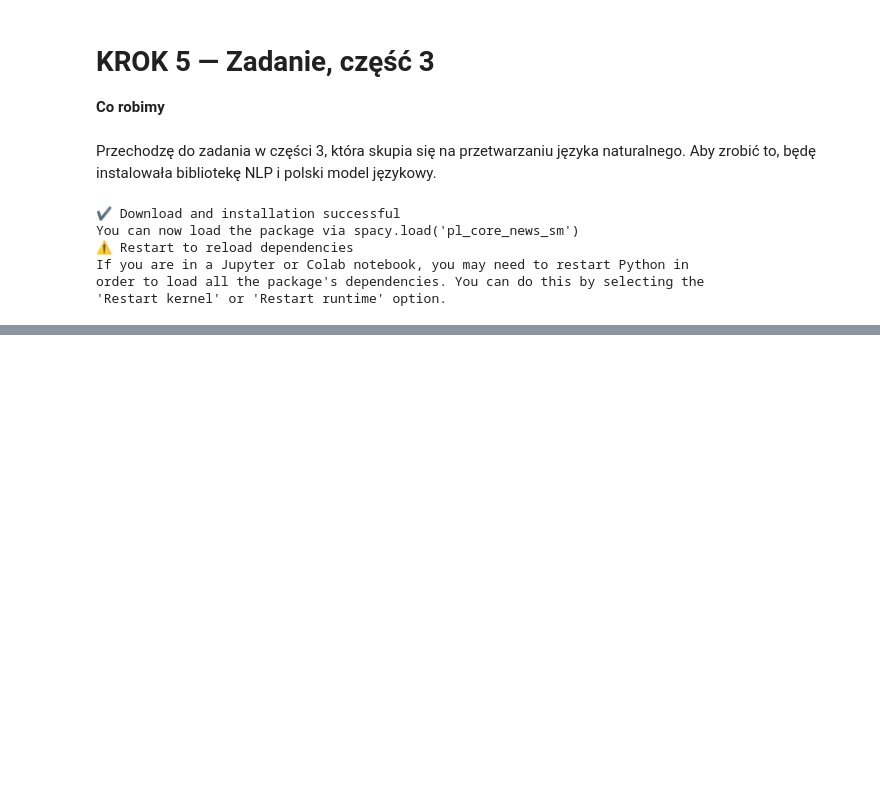
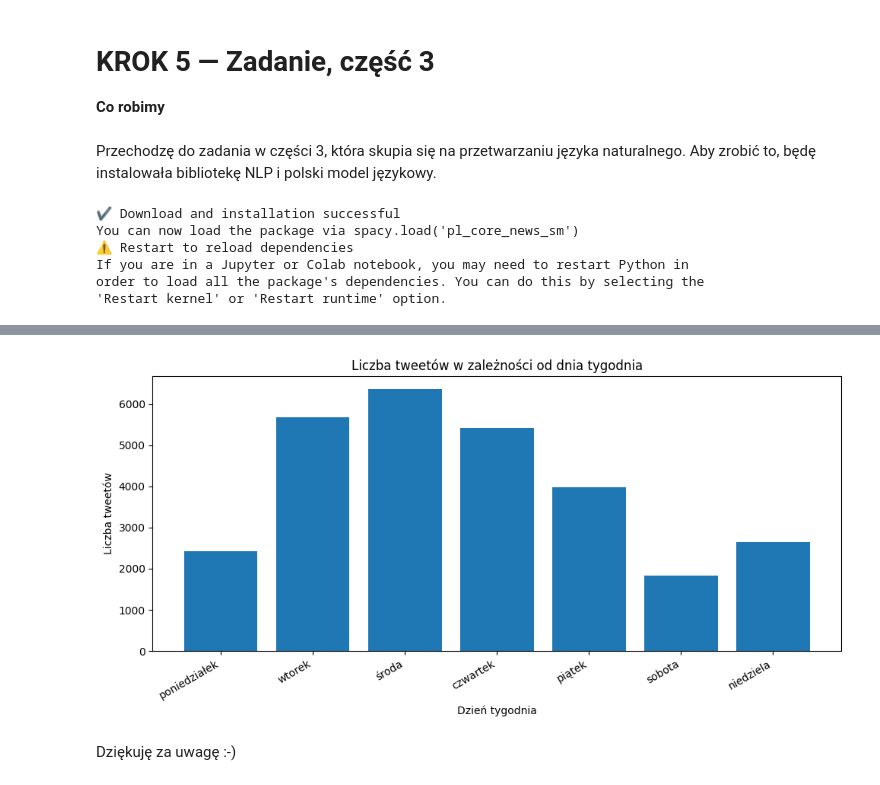
Before and after one commit to ludmilaqlawik/Projekt-zaliczeniowy-WSB, a Jupyter notebook: Projekt_zaliczeniowy_WSB.ipynb, the cells around one changed output, grey strips where cells are left out. Saved outputs shown, nothing was run; the diff lists cells and outputs as text; code cells hidden in the pictures; blank space fills up the shorter version.

```diff
--- a/Projekt_zaliczeniowy_WSB.ipynb
+++ b/Projekt_zaliczeniowy_WSB.ipynb
@@ -1028,0 +1015,36 @@ Wiersze z organizacjami: 14693
+# %%
+# Tworzę polskie nazwy dni tygodnia (0=poniedziałek, ..., 6=niedziela)
+days_pl = {
+    0: "poniedziałek",
+    1: "wtorek",
+    2: "środa",
+    3: "czwartek",
+    4: "piątek",
+    5: "sobota",
+    6: "niedziela",
+}
+# %%
+# Wyciągam numer dnia tygodnia z daty i mapuję go na polską nazwę
+df["day_of_week_num"] = df["created_at_dt"].dt.dayofweek
+df["day_of_week_pl"] = df["day_of_week_num"].map(days_pl)
+# %%
+# Zliczam tweety dla każdego dnia tygodnia
+counts = df["day_of_week_pl"].value_counts()
+# %%
+# Ustawiam kolejność dni (żeby wykres był logiczny, a nie alfabetyczny)
+order = ["poniedziałek", "wtorek", "środa", "czwartek", "piątek", "sobota", "niedziela"]
+counts = counts.reindex(order, fill_value=0)
+# %%
+# Rysuję wykres słupkowy
+plt.figure(figsize=(10, 5))
+plt.bar(counts.index, counts.values)
+plt.title("Liczba tweetów w zależności od dnia tygodnia")
+plt.xlabel("Dzień tygodnia")
+plt.ylabel("Liczba tweetów")
+plt.xticks(rotation=30, ha="right")
+plt.tight_layout()
+plt.show()
+# %% [output]
+[figure, added]
+# %% [markdown]
+Dziękuję za uwagę :-)
```
Also changed, not shown: parts of 5 cells of this notebook.
